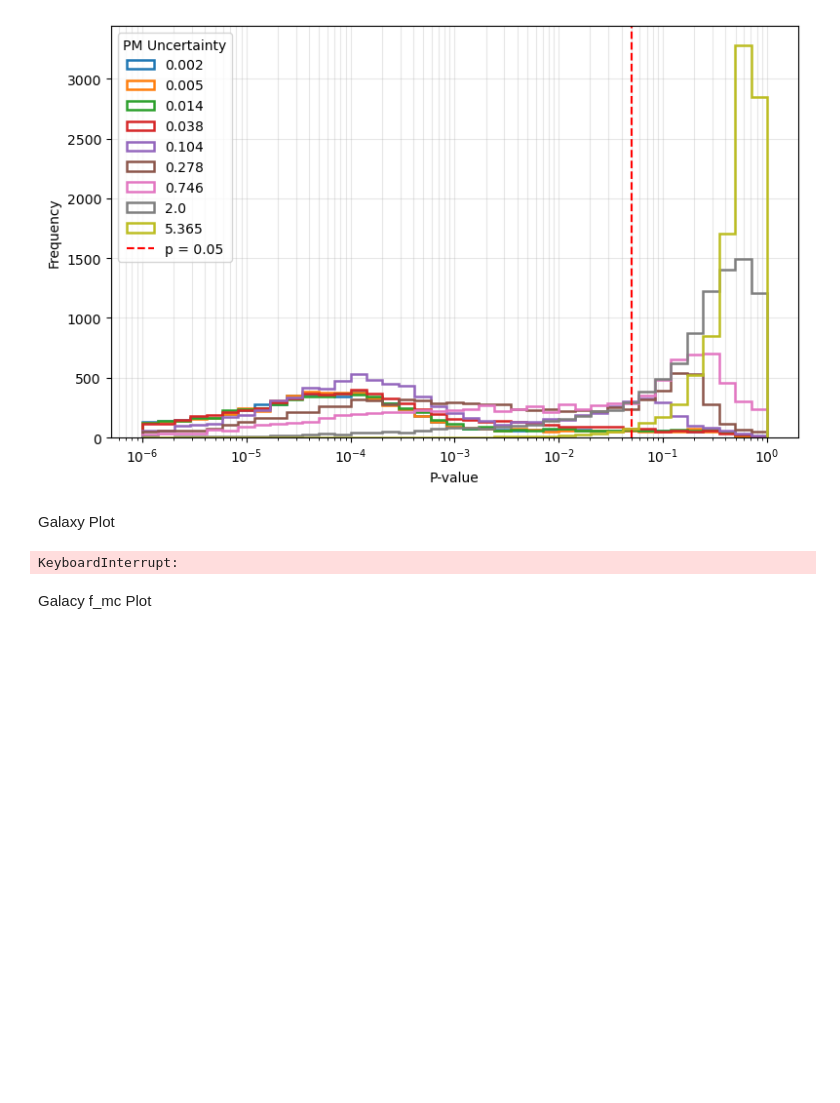
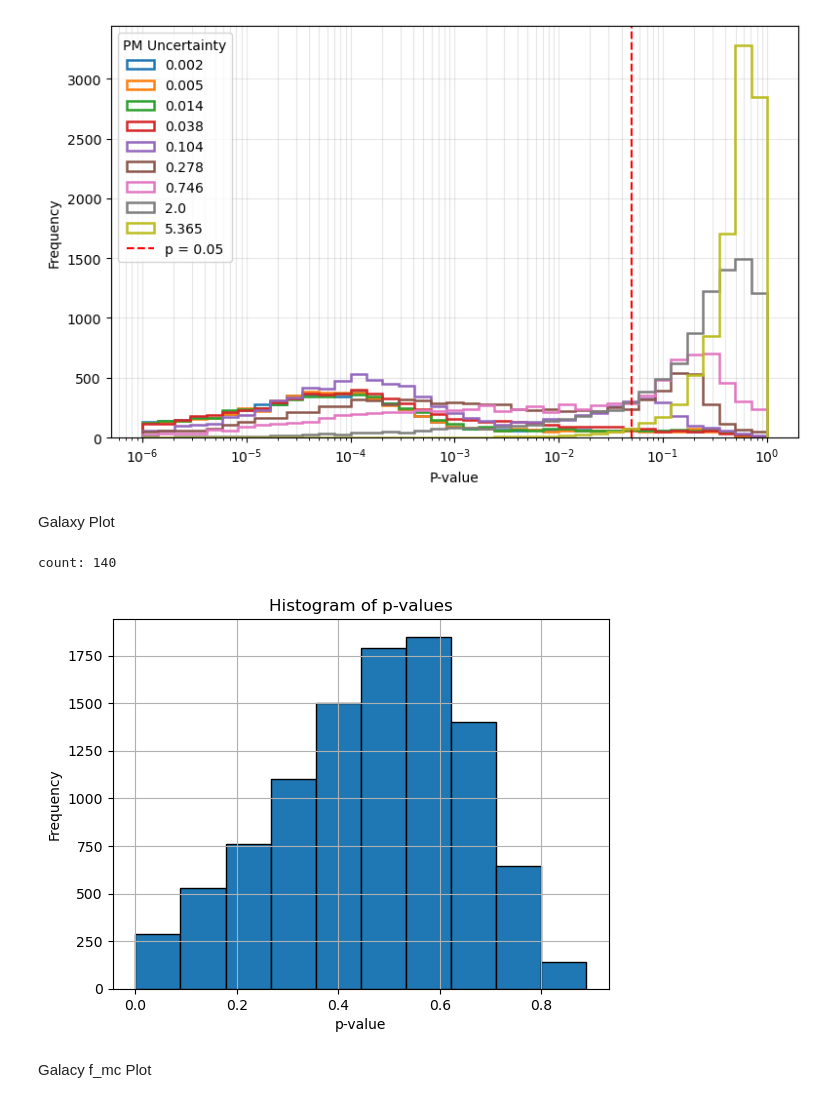
Before and after one commit to HaydenTedrake/HPV_project, a Jupyter notebook: Results/Forecast/10000foreCraterII+HVS14.ipynb, the cells around one changed output. Drawn from its saved outputs; the diff is of its cells as text; code cells hidden in the pictures; blank space fills up the shorter version.

```diff
--- a/Results/Forecast/10000foreCraterII+HVS14.ipynb
+++ b/Results/Forecast/10000foreCraterII+HVS14.ipynb
@@ -301,34 +302,35 @@ for orbit in dwarf_orbits:
     points.append(final_pos)
 points = np.array(points)
 mean = np.mean(points, axis=0)
 
 # print(f"mean: {mean}")
 
 def distance_dwarf(num_steps, ics):
     orbit = pot.integrate_orbit(ics, dt=-0.1*u.Myr, n_steps=num_steps)
     final_pos = orbit[-1].pos.xyz.to(u.kpc).value[:3]
     distance = np.linalg.norm(final_pos - mean)
     return distance
 
 count = 0
 p_values_1_galaxy = []
 for _ in tqdm(range(10000)):
     p_value, times = plot_closest(dict14, hvs14_ics, distance_dwarf, target=mean)
     p_values_1_galaxy.append(p_value)
     if p_value < 0.05:
         count += 1
 print(f"count: {count}")
 
 # Plot histogram
 plt.hist(p_values_1_galaxy, bins=10, edgecolor='black')
 plt.xlabel('p-value')
 plt.ylabel('Frequency')
 plt.title('Histogram of p-values')
 plt.grid(True)
 plt.show()
 
-np.save('p_values_6_galaxy.npy', np.array(p_values_1_galaxy))
+np.save('p_values_9_galaxy.npy', np.array(p_values_1_galaxy))
 # %% [output]
-KeyboardInterrupt:
+count: 140
+[figure, added]
 # %% [markdown]
 Galacy f_mc Plot
```
Also changed, not shown: parts of 5 cells of this notebook, 4 other files.
